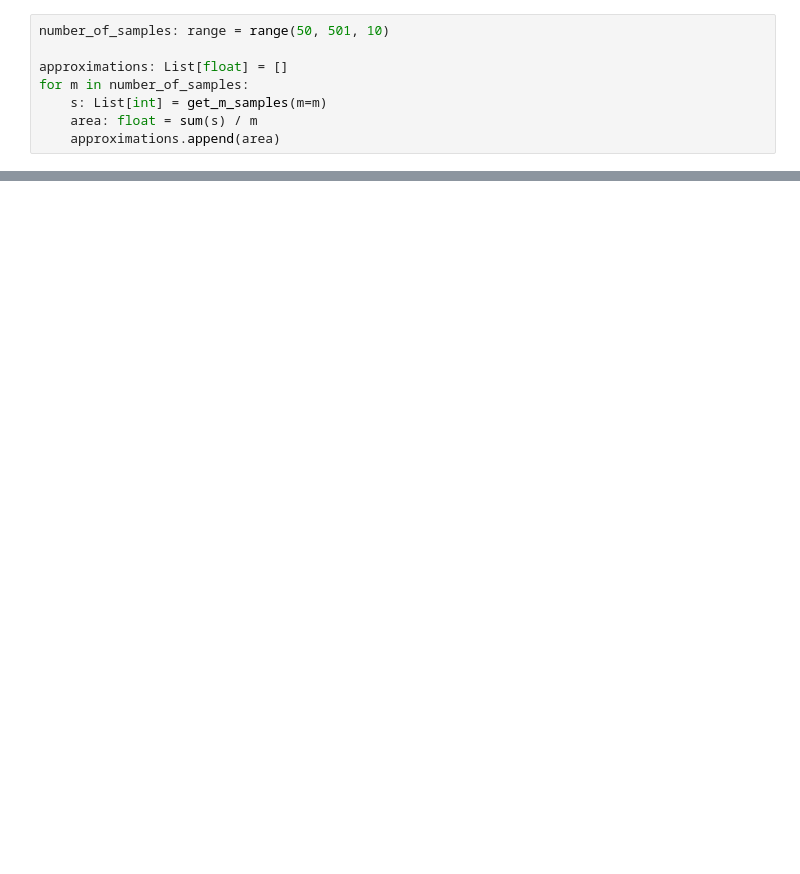
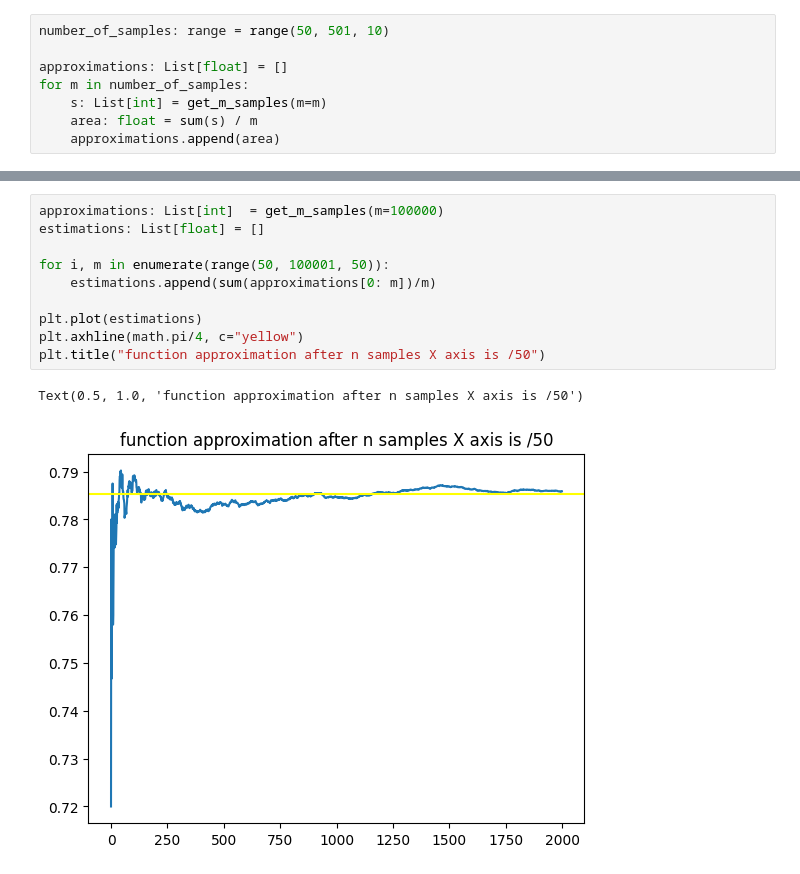
Before and after one commit to Yuvraj-Dhepe/uni_bayesian, a Jupyter notebook: Ex_6/exercise_6_nicolas_version.ipynb, the cells around one changed output, grey strips where cells are left out. Cells and saved outputs as stored; diff of their text form; blank space fills up the shorter version.

```diff
--- a/Ex_6/exercise_6_nicolas_version.ipynb
+++ b/Ex_6/exercise_6_nicolas_version.ipynb
@@ -111,0 +111,13 @@ Midpoint Rule I need just 1 point
+# %%
+approximations: List[int]  = get_m_samples(m=100000)
+estimations: List[float] = []
+
+for i, m in enumerate(range(50, 100001, 50)):
+    estimations.append(sum(approximations[0: m])/m)
+
+plt.plot(estimations)
+plt.axhline(math.pi/4, c="yellow")
+plt.title("function approximation after n samples X axis is /50")
+# %% [output]
+Text(0.5, 1.0, 'function approximation after n samples X axis is /50')
+[figure, added]
```
Also changed, not shown: parts of 7 cells of this notebook.
